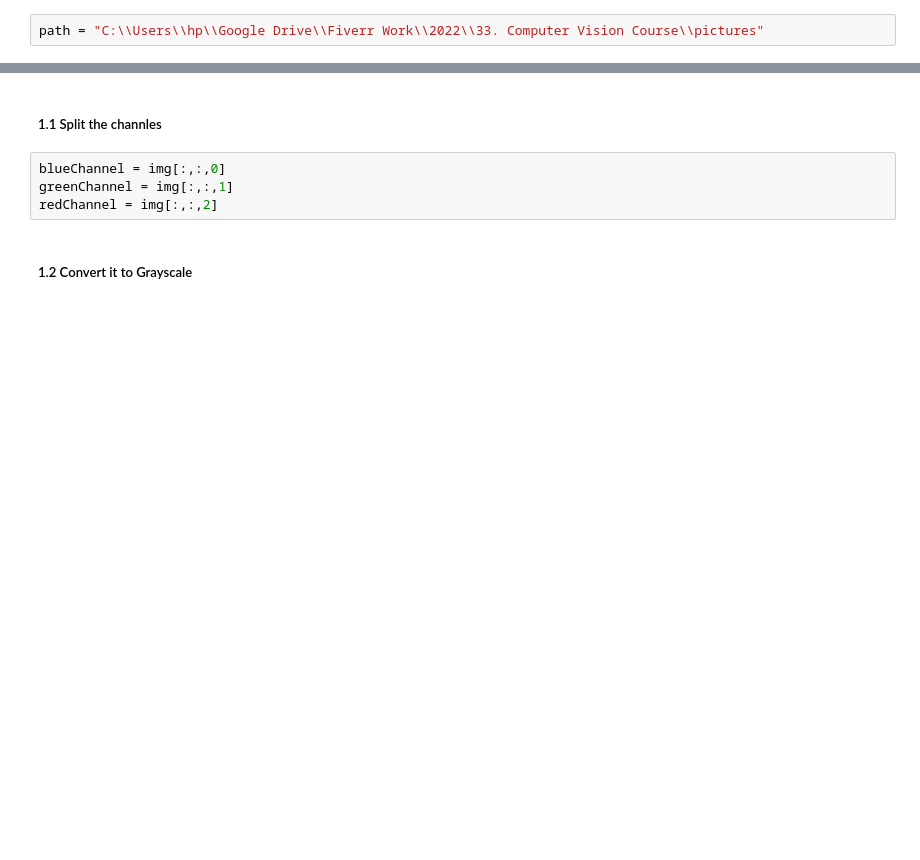
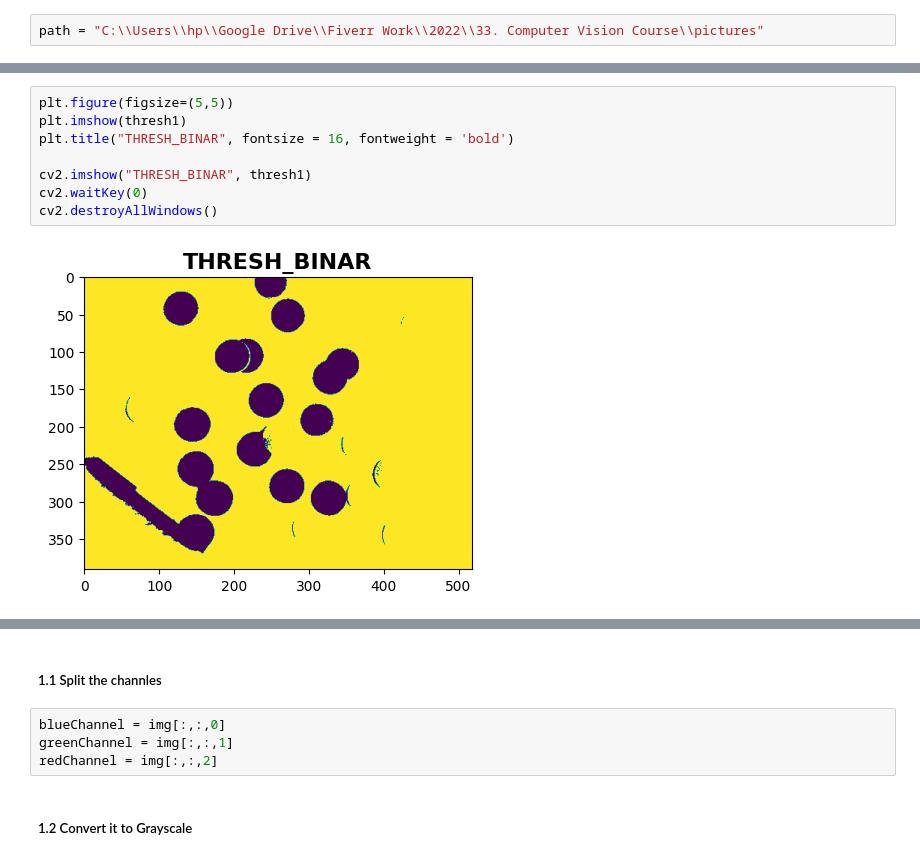
Before and after one commit to ZiaUrRehman-bit/Computer-Vision-Course, a Jupyter notebook: Lab 03/Lab03ComputerVision.ipynb, the cells around one changed output, grey strips where cells are left out. Drawn from its saved outputs; the diff is of its cells as text; blank space fills up the shorter version.

```diff
--- a/Lab 03/Lab03ComputerVision.ipynb
+++ b/Lab 03/Lab03ComputerVision.ipynb
@@ -15,0 +75,10 @@ img = cv2.imread(path+"\\coloredChips.png")  # took path and name of image as an
+# %%
+plt.figure(figsize=(5,5))
+plt.imshow(thresh1)
+plt.title("THRESH_BINAR", fontsize = 16, fontweight = 'bold')
+
+cv2.imshow("THRESH_BINAR", thresh1)
+cv2.waitKey(0)
+cv2.destroyAllWindows()
+# %% [output]
+[figure, added]
```
Also changed, not shown: parts of 29 cells of this notebook.
